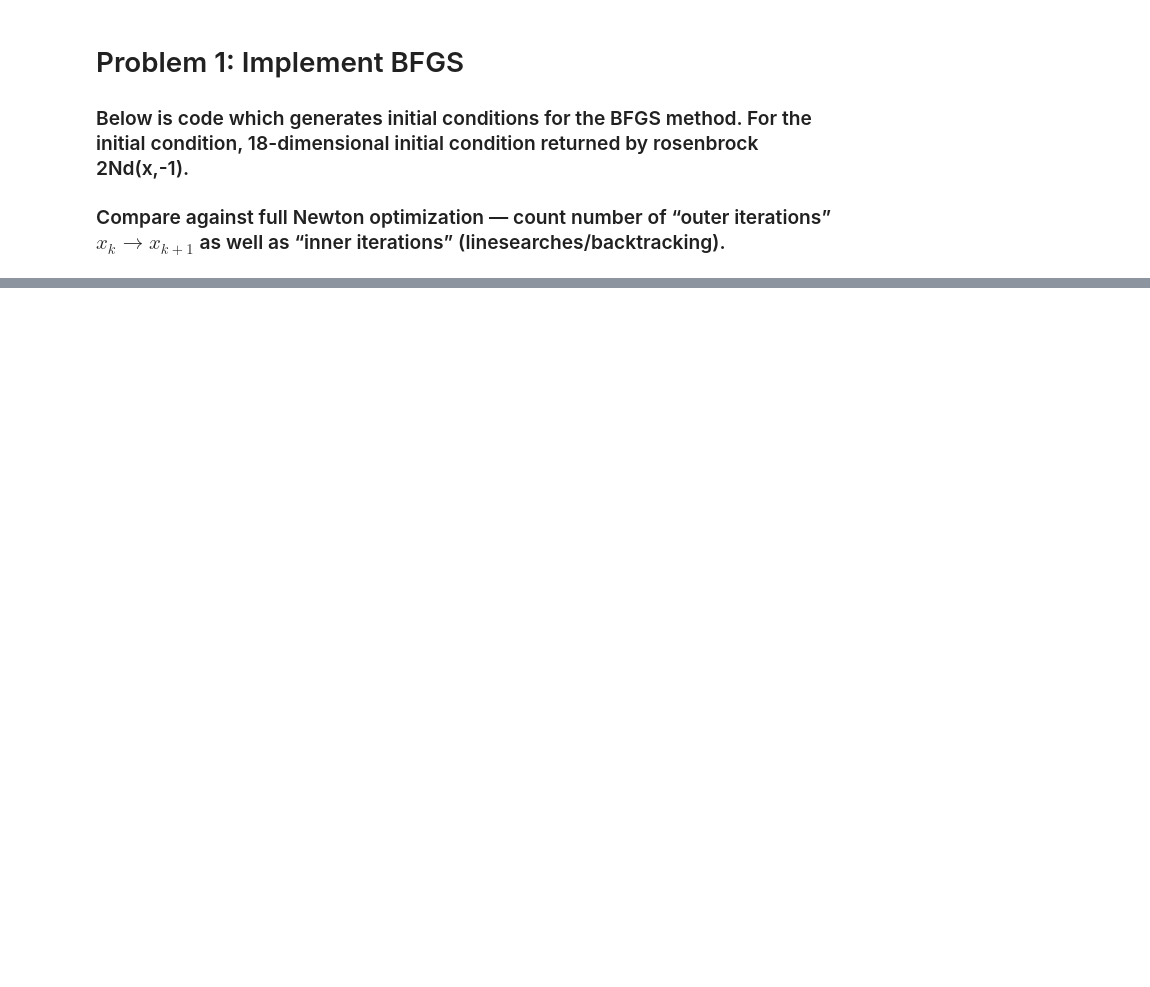
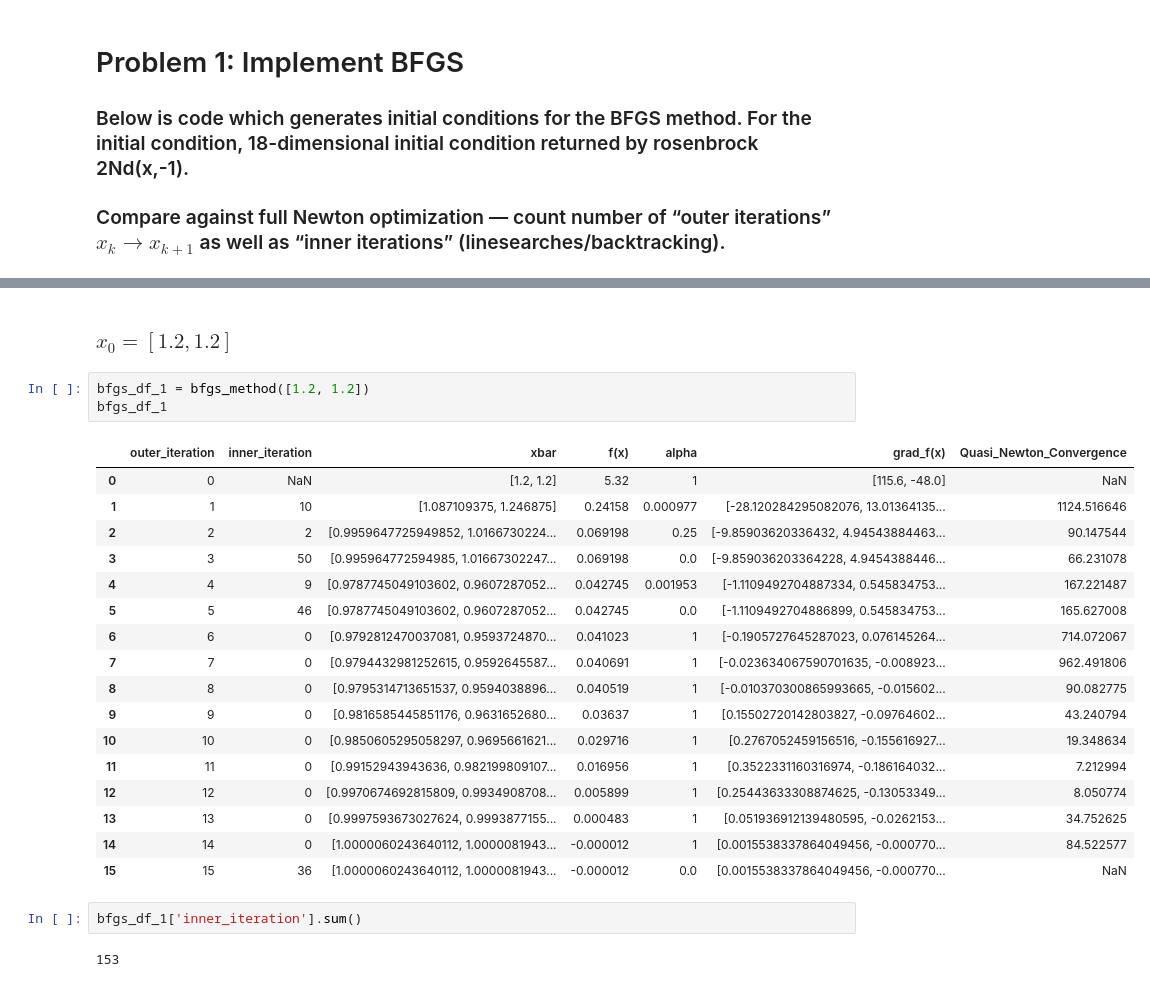
Before and after one commit to wpmcgrath95/MATH-693A-Advanced-Numerical-Methods, a Jupyter notebook: python/homework5.ipynb, the cells around one changed output, grey strips where cells are left out. Drawn from its saved outputs; the diff is of its cells as text; blank space fills up the shorter version.

```diff
--- a/python/homework5.ipynb
+++ b/python/homework5.ipynb
@@ -86,0 +153,27 @@ array([[0., 0.],
+# %% [markdown]
+### $x_0 = [1.2, 1.2]$
+# %%
+bfgs_df_1 = bfgs_method([1.2, 1.2])
+bfgs_df_1
+# %% [output]
+|  | outer_iteration | inner_iteration | xbar | f(x) | alpha | grad_f(x) | Quasi_Newton_Convergence |
+| 0 | 0 | NaN | [1.2, 1.2] | 5.32 | 1 | [115.6, -48.0] | NaN |
+| 1 | 1 | 10 | [1.087109375, 1.246875] | 0.24158 | 0.000977 | [-28.120284295082076, 13.01364135... | 1124.516646 |
+| 2 | 2 | 2 | [0.9959647725949852, 1.0166730224... | 0.069198 | 0.25 | [-9.85903620336432, 4.94543884463... | 90.147544 |
+| 3 | 3 | 50 | [0.995964772594985, 1.01667302247... | 0.069198 | 0.0 | [-9.859036203364228, 4.9454388446... | 66.231078 |
+| 4 | 4 | 9 | [0.9787745049103602, 0.9607287052... | 0.042745 | 0.001953 | [-1.1109492704887334, 0.545834753... | 167.221487 |
+| 5 | 5 | 46 | [0.9787745049103602, 0.9607287052... | 0.042745 | 0.0 | [-1.1109492704886899, 0.545834753... | 165.627008 |
+| 6 | 6 | 0 | [0.9792812470037081, 0.9593724870... | 0.041023 | 1 | [-0.1905727645287023, 0.076145264... | 714.072067 |
+| 7 | 7 | 0 | [0.9794432981252615, 0.9592645587... | 0.040691 | 1 | [-0.023634067590701635, -0.008923... | 962.491806 |
+| 8 | 8 | 0 | [0.9795314713651537, 0.9594038896... | 0.040519 | 1 | [-0.010370300865993665, -0.015602... | 90.082775 |
+| 9 | 9 | 0 | [0.9816585445851176, 0.9631652680... | 0.03637 | 1 | [0.15502720142803827, -0.09764602... | 43.240794 |
+| 10 | 10 | 0 | [0.9850605295058297, 0.9695661621... | 0.029716 | 1 | [0.2767052459156516, -0.155616927... | 19.348634 |
+| 11 | 11 | 0 | [0.99152943943636, 0.982199809107... | 0.016956 | 1 | [0.3522331160316974, -0.186164032... | 7.212994 |
+| 12 | 12 | 0 | [0.9970674692815809, 0.9934908708... | 0.005899 | 1 | [0.25443633308874625, -0.13053349... | 8.050774 |
+| 13 | 13 | 0 | [0.9997593673027624, 0.9993877155... | 0.000483 | 1 | [0.051936912139480595, -0.0262153... | 34.752625 |
+| 14 | 14 | 0 | [1.0000060243640112, 1.0000081943... | -0.000012 | 1 | [0.0015538337864049456, -0.000770... | 84.522577 |
+| 15 | 15 | 36 | [1.0000060243640112, 1.0000081943... | -0.000012 | 0.0 | [0.0015538337864049456, -0.000770... | NaN |
+# %%
+bfgs_df_1['inner_iteration'].sum()
+# %% [output]
+153
```
Also changed, not shown: parts of 46 cells of this notebook.
